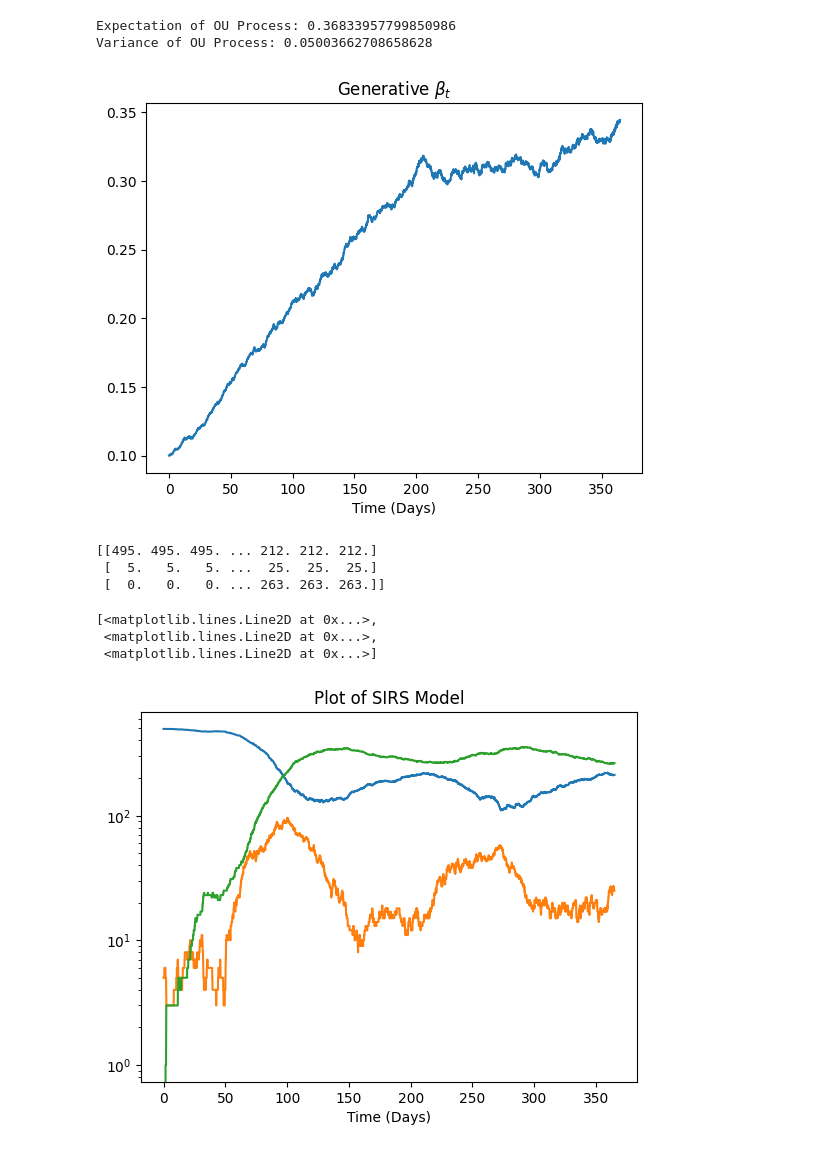
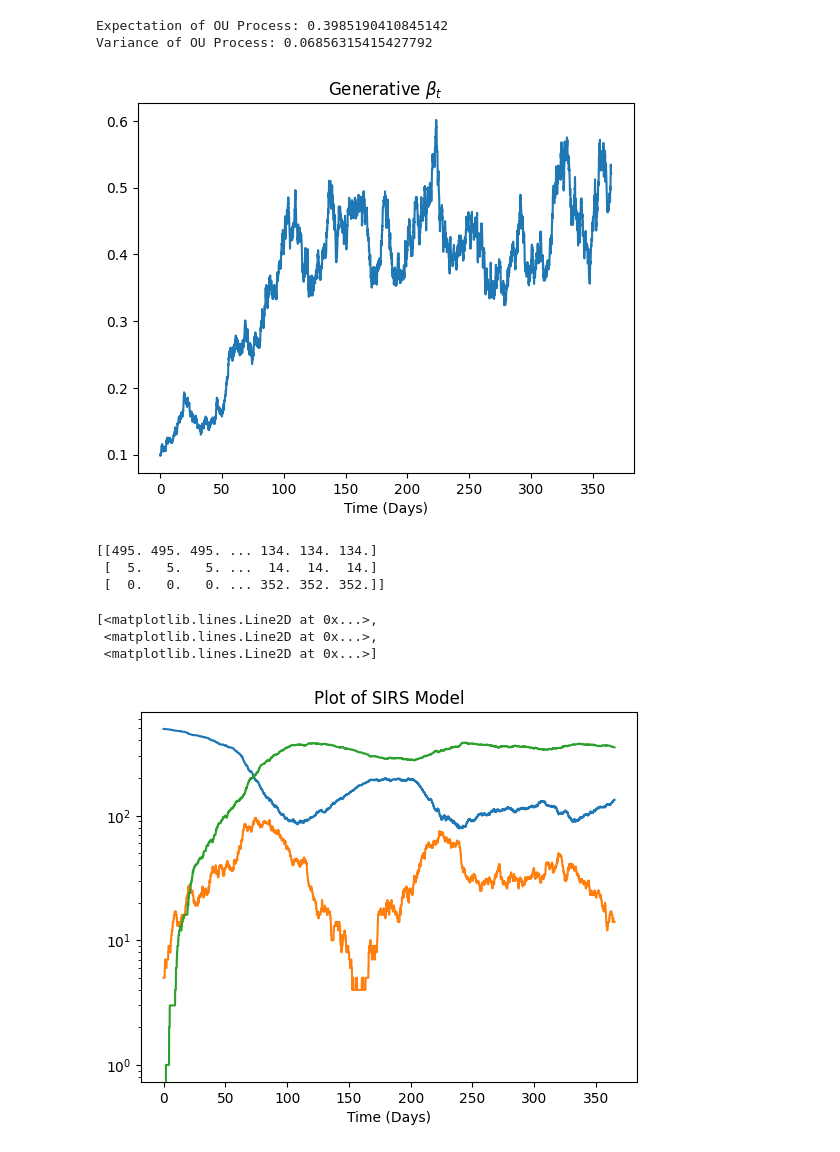
Before and after one commit to Averydx/PMCMC, a Jupyter notebook: examples/generative_data_OU_SIRS.ipynb, the cells around one changed output. Cells and saved outputs as stored; diff of their text form; code cells hidden in the pictures.

```diff
--- a/examples/generative_data_OU_SIRS.ipynb
+++ b/examples/generative_data_OU_SIRS.ipynb
@@ -6,7 +6,7 @@ import jsonpickle
 # %%
 '''Simulated Data, setting up the SIR model'''
 
-rng = np.random.default_rng(10)
+rng = np.random.default_rng(100)
 model_params = {'gamma':1/10,'xi':1/120,'R':10}
 
 T = 365
@@ -24,7 +24,7 @@ N = 500
 I = 5
 
 '''OU params'''
-OU_params = {'lambda':1/100,'mean_ou':-1.0,'sig':0.05}
+OU_params = {'lambda':1/100,'mean_ou':-1.0,'sig':0.4}
 
 SIRS_OU_process_params = jsonpickle.encode(OU_params)
 with open("../param_sets/SIRS_OU_process_params.json", "w+") as f:
@@ -35,36 +35,36 @@ lam,mean_ou,sig = OU_params.values()
 
 print(f"Expectation of OU Process: {np.exp(mean_ou + (sig**2)/2)}")
 print(f"Variance of OU Process: {np.exp(sig**2 - 1) * np.exp(2 * mean_ou + sig**2)}")
 
 
 A = np.exp(-lam * dt)
 M = mean_ou * (np.exp(-lam * dt) - 1)
 C = sig * np.sqrt(1 - np.exp(-2 * lam * dt))
 
 betas = np.zeros_like(t_vec)
 betas[0] = 0.1
 for time_index in range(1,len(t_vec)):
     betas[time_index] = np.exp(A * np.log(betas[time_index - 1]) - M + C * rng.normal(0,1))
 
 state = np.zeros((3,len(t_vec)))
 state[:,0] = np.array([N - I,I,0])
 
 plt.title('Generative $\\beta_t$')
 plt.xlabel('Time (Days)')
 plt.plot(t_vec,betas)
 
 for time_index in range(1,len(t_vec)):
    new_S = rng.poisson((xi * state[2,time_index-1]) * dt)
    new_I = rng.poisson((betas[time_index - 1] * (state[0,time_index-1] * state[1,time_index-1])/np.sum(state[:,time_index-1])) * dt)
    new_R = rng.poisson((gamma * state[1,time_index-1]) * dt)
 
    state[0,time_index] = np.maximum(0.,state[0,time_index-1] + new_S - new_I)
    state[1,time_index] = np.maximum(0.,state[1,time_index-1] + new_I - new_R)
    state[2,time_index] = np.maximum(0.,state[2,time_index-1] + new_R - new_S)
 # %% [output]
-Expectation of OU Process: 0.36833957799850986
-Variance of OU Process: 0.05003662708658628
+Expectation of OU Process: 0.3985190410845142
+Variance of OU Process: 0.06856315415427792
-[figure, old version]
+[figure, new version]
 # %%
 pd.DataFrame(state).to_csv('../data_sets/ou_SIRS_state_nbinom.csv',index = False)
 pd.DataFrame(betas).to_csv('../data_sets/ou_SIRS_betas_nbinom.csv',index = False)
@@ -75,13 +75,13 @@ plt.title('Plot of SIRS Model')
 plt.xlabel('Time (Days)')
 plt.plot(t_vec,state.T)
 # %% [output]
-[[495. 495. 495. ... 212. 212. 212.]
- [  5.   5.   5. ...  25.  25.  25.]
- [  0.   0.   0. ... 263. 263. 263.]]
+[[495. 495. 495. ... 134. 134. 134.]
+ [  5.   5.   5. ...  14.  14.  14.]
+ [  0.   0.   0. ... 352. 352. 352.]]
 [<matplotlib.lines.Line2D at 0x...>,
  <matplotlib.lines.Line2D at 0x...>,
  <matplotlib.lines.Line2D at 0x...>]
-[figure, old version]
+[figure, new version]
 # %%
 plt.title('I Compartment')
 plt.plot(t_vec,state[1,:].T)
```
Also changed, not shown: parts of 2 cells of this notebook, 16 other files.
